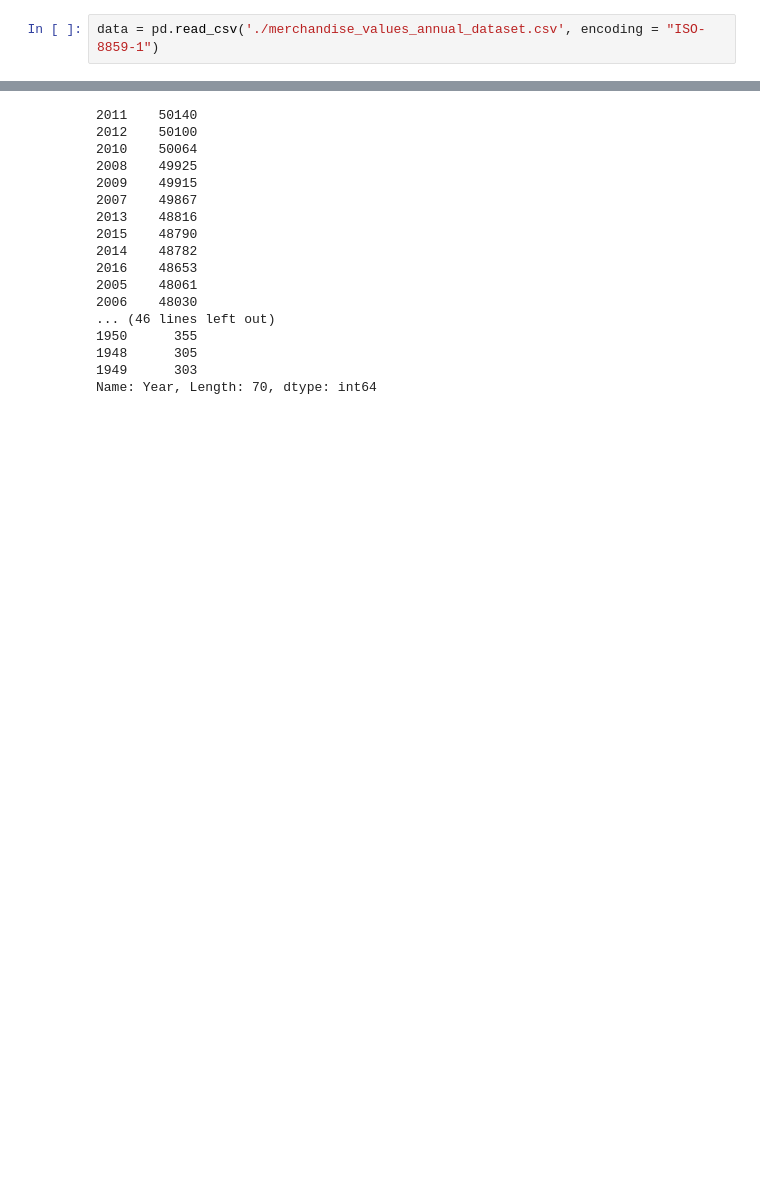
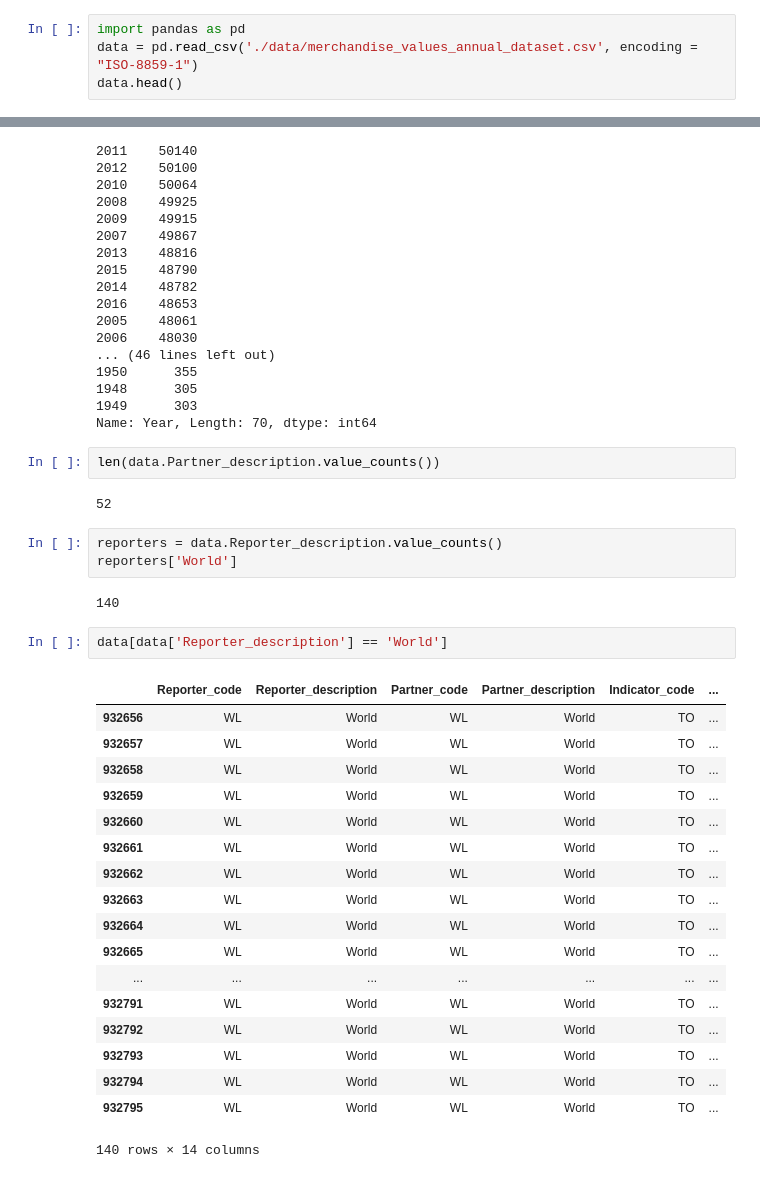
Before and after one commit to gbaasch/data_mining, a Jupyter notebook: eda.ipynb, the cells around one changed output, grey strips where cells are left out. Saved outputs shown, nothing was run; the diff lists cells and outputs as text; blank space fills up the shorter version.

```diff
--- a/eda.ipynb
+++ b/eda.ipynb
@@ -3,2 +1,4 @@ import pandas as pd
 # %%
-data = pd.read_csv('./merchandise_values_annual_dataset.csv', encoding = "ISO-8859-1")
+import pandas as pd
+data = pd.read_csv('./data/merchandise_values_annual_dataset.csv', encoding = "ISO-8859-1")
+data.head()
@@ -51,4 +49,34 @@ data.Year.value_counts()
 1948      305
 1949      303
 Name: Year, Length: 70, dtype: int64
+# %%
+len(data.Partner_description.value_counts())
+# %% [output]
+52
+# %%
+reporters = data.Reporter_description.value_counts()
+reporters['World']
+# %% [output]
+140
+# %%
+data[data['Reporter_description'] == 'World']
+# %% [output]
+|  | Reporter_code | Reporter_description | Partner_code | Partner_description | Indicator_code | ... |
+| 932656 | WL | World | WL | World | TO | ... |
+| 932657 | WL | World | WL | World | TO | ... |
+| 932658 | WL | World | WL | World | TO | ... |
+| 932659 | WL | World | WL | World | TO | ... |
+| 932660 | WL | World | WL | World | TO | ... |
+| 932661 | WL | World | WL | World | TO | ... |
+| 932662 | WL | World | WL | World | TO | ... |
+| 932663 | WL | World | WL | World | TO | ... |
+| 932664 | WL | World | WL | World | TO | ... |
+| 932665 | WL | World | WL | World | TO | ... |
+| ... | ... | ... | ... | ... | ... | ... |
+| 932791 | WL | World | WL | World | TO | ... |
+| 932792 | WL | World | WL | World | TO | ... |
+| 932793 | WL | World | WL | World | TO | ... |
+| 932794 | WL | World | WL | World | TO | ... |
+| 932795 | WL | World | WL | World | TO | ... |
+140 rows × 14 columns
 # %%
```
Also changed, not shown: parts of 7 cells of this notebook, 2 other files.
